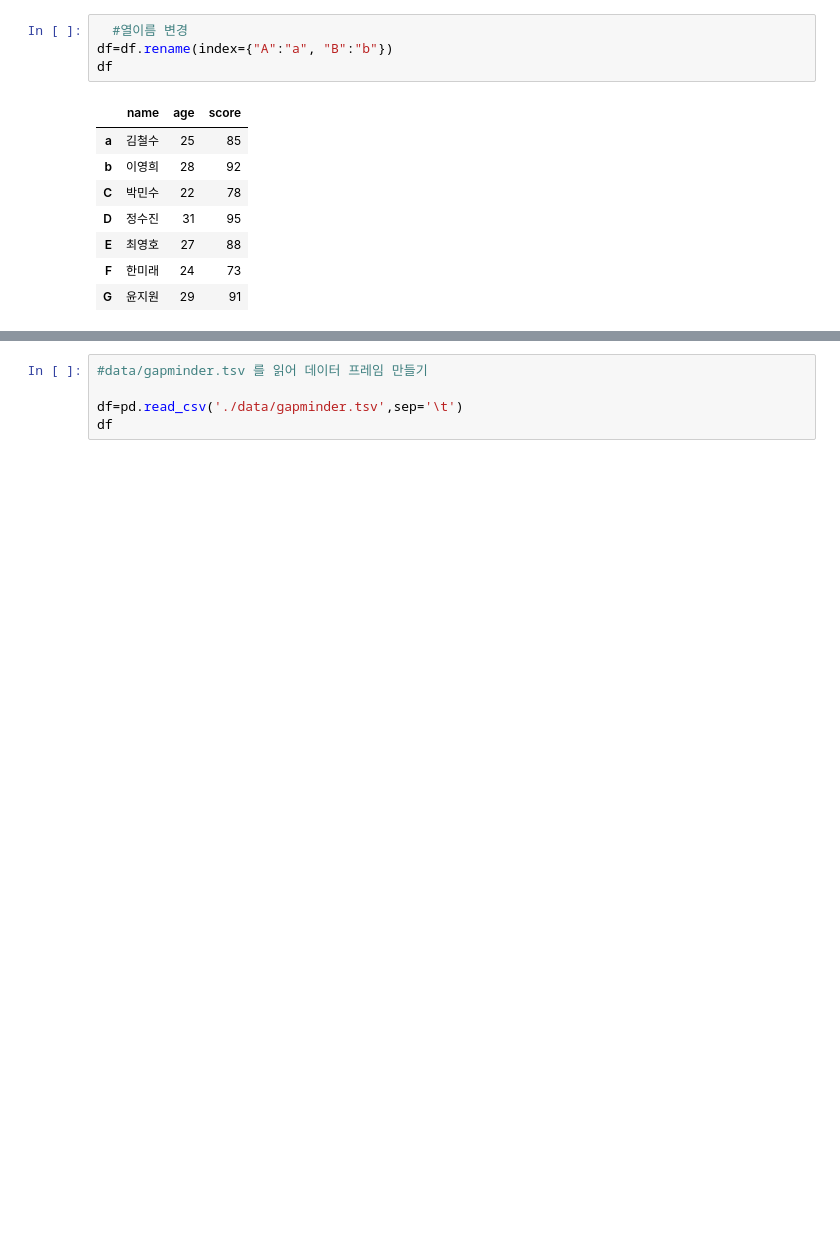
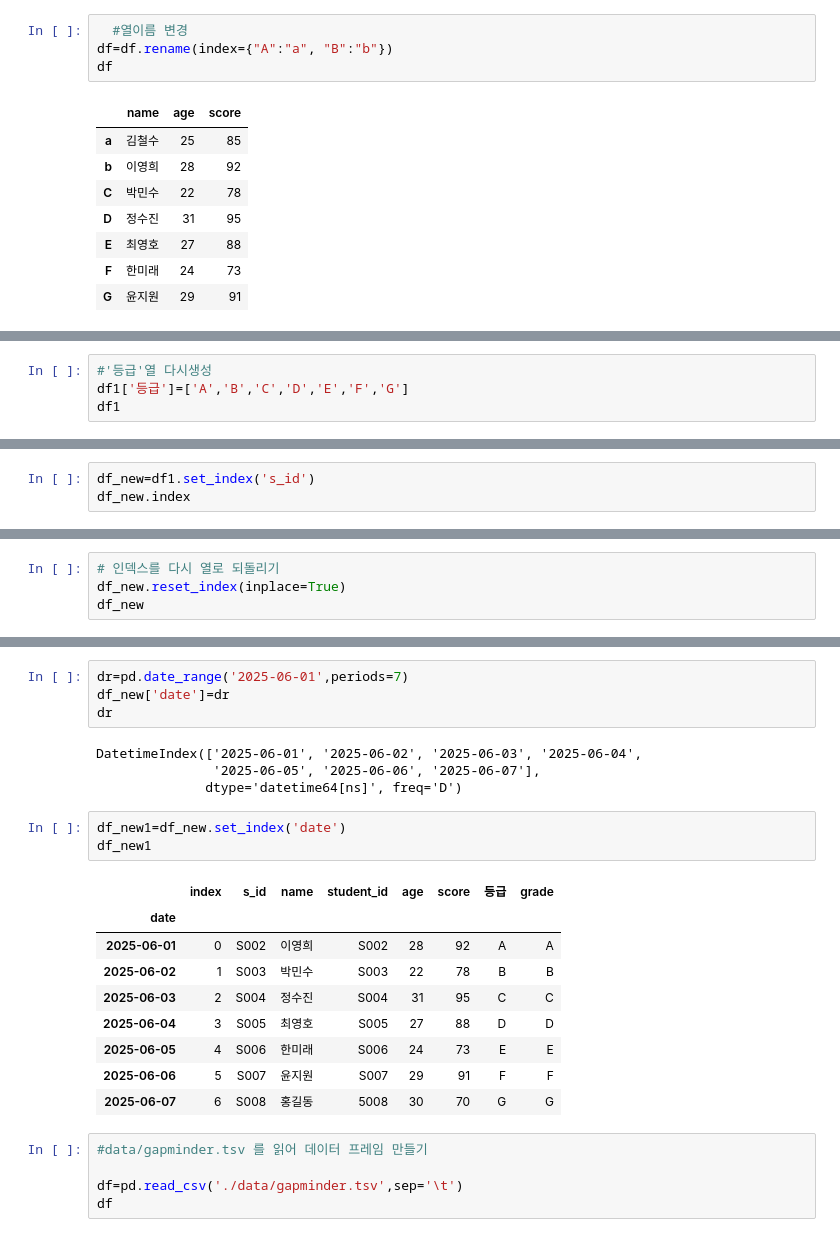
Before and after one commit to minsangggg/hipython_rep, a Jupyter notebook: Study/14.판다스.ipynb, the cells around one changed output, grey strips where cells are left out. Cells and saved outputs as stored; diff of their text form; blank space fills up the shorter version.

```diff
--- a/Study/14.판다스.ipynb
+++ b/Study/14.판다스.ipynb
@@ -325,0 +538,4 @@ df
+# %%
+#'등급'열 다시생성
+df1['등급']=['A','B','C','D','E','F','G']
+df1
@@ -325,0 +551,3 @@ df
+# %%
+df_new=df1.set_index('s_id')
+df_new.index
@@ -325,0 +556,4 @@ df
+# %%
+# 인덱스를 다시 열로 되돌리기
+df_new.reset_index(inplace=True)
+df_new
@@ -326,3 +569,24 @@ df
+# %%
+dr=pd.date_range('2025-06-01',periods=7)
+df_new['date']=dr
+dr
+# %% [output]
+DatetimeIndex(['2025-06-01', '2025-06-02', '2025-06-03', '2025-06-04',
+               '2025-06-05', '2025-06-06', '2025-06-07'],
+              dtype='datetime64[ns]', freq='D')
+# %%
+df_new1=df_new.set_index('date')
+df_new1
+# %% [output]
+|  | index | s_id | name | student_id | age | score | 등급 | grade |
+| date |  |  |  |  |  |  |  |  |
+| 2025-06-01 | 0 | S002 | 이영희 | S002 | 28 | 92 | A | A |
+| 2025-06-02 | 1 | S003 | 박민수 | S003 | 22 | 78 | B | B |
+| 2025-06-03 | 2 | S004 | 정수진 | S004 | 31 | 95 | C | C |
+| 2025-06-04 | 3 | S005 | 최영호 | S005 | 27 | 88 | D | D |
+| 2025-06-05 | 4 | S006 | 한미래 | S006 | 24 | 73 | E | E |
+| 2025-06-06 | 5 | S007 | 윤지원 | S007 | 29 | 91 | F | F |
+| 2025-06-07 | 6 | S008 | 홍길동 | 5008 | 30 | 70 | G | G |
 # %%
 #data/gapminder.tsv 를 읽어 데이터 프레임 만들기
 
```
Also changed, not shown: parts of 30 cells of this notebook, 1 other file.
